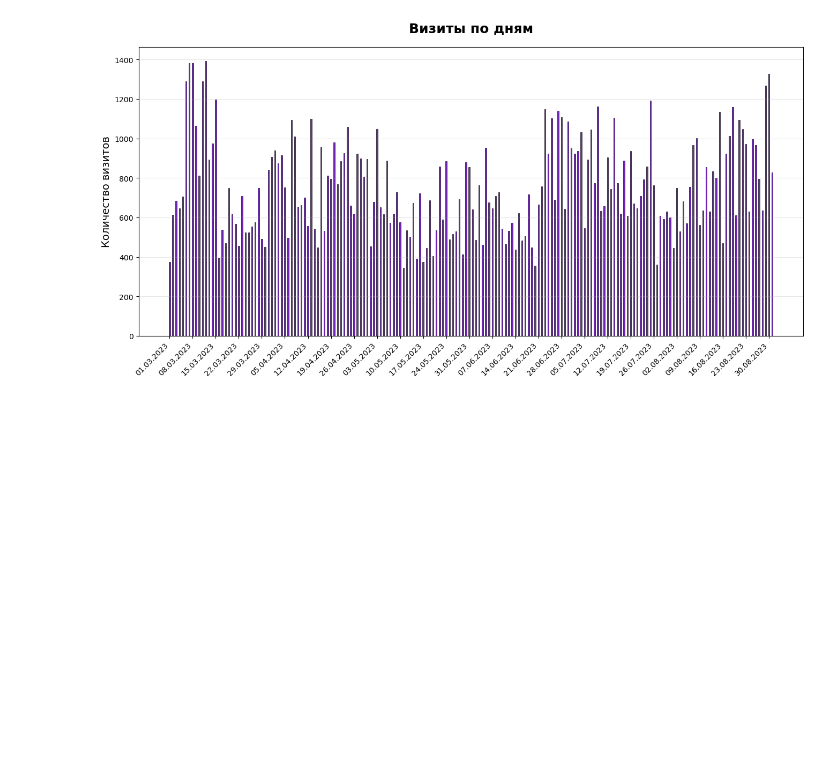
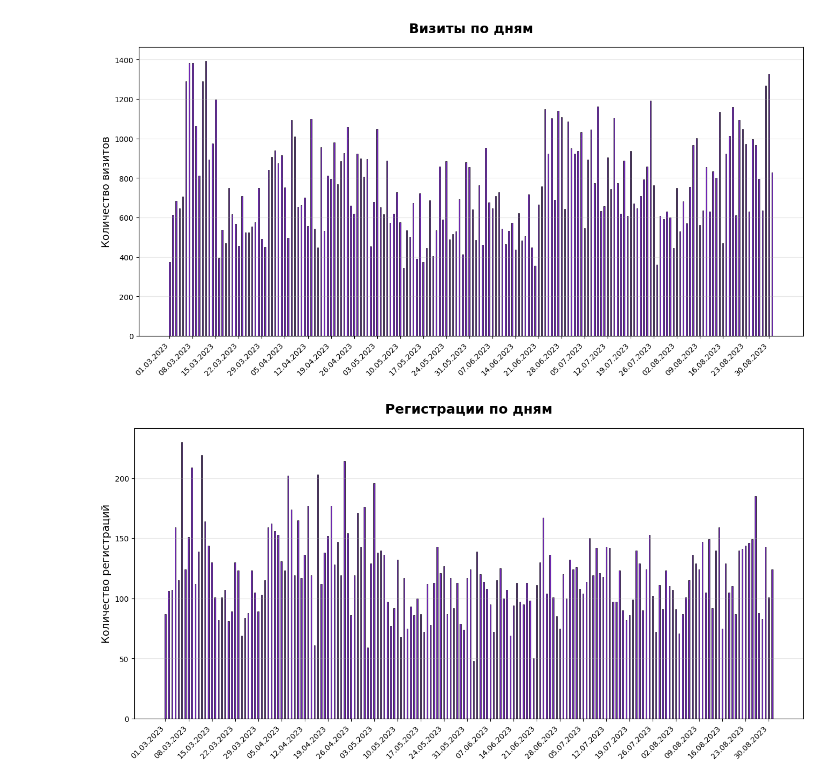
Before and after one commit to kot-yenot/data-analytics-project-100, a Jupyter notebook: charts_project.ipynb, the cells around one changed output. Saved outputs shown, nothing was run; the diff lists cells and outputs as text; code cells hidden in the pictures; blank space fills up the shorter version.

```diff
--- a/charts_project.ipynb
+++ b/charts_project.ipynb
@@ -112,3 +112,33 @@ plt.grid(axis='y', alpha=0.3)
 plt.savefig( d / 'final_visits.png', dpi=300, bbox_inches='tight')
 # %% [output]
 [figure]
+# %%
+# Регистраций по дням
+reg_by_day = df_graf.copy()
+reg_by_day = reg_by_day.groupby('date_group')['registrations'].sum().reset_index()
+
+plt.figure(figsize=(16, 7))
+bars = plt.bar(
+    reg_by_day['date_group'],
+    reg_by_day['registrations'],
+    width=0.4,
+    alpha=0.9,
+    color='#600ead',
+    edgecolor='black',
+    linewidth=0.5
+)
+step = 7
+plt.xticks(
+    visits_by_day['date_group'][::step],
+    visits_by_day['date_group'][::step].dt.strftime('%d.%m.%Y'),
+    rotation=45,
+    ha='right',
+    fontsize=10
+)
+plt.title('Регистрации по дням', fontsize=18, fontweight='bold', pad=20)
+plt.xlabel('', fontsize=14)
+plt.ylabel('Количество регистраций', fontsize=14)
+plt.grid(axis='y', alpha=0.3)
+plt.savefig( d / 'final_reg.png', dpi=300, bbox_inches='tight')
+# %% [output]
+[figure, added]
```
Also changed, not shown: 1 other file.
